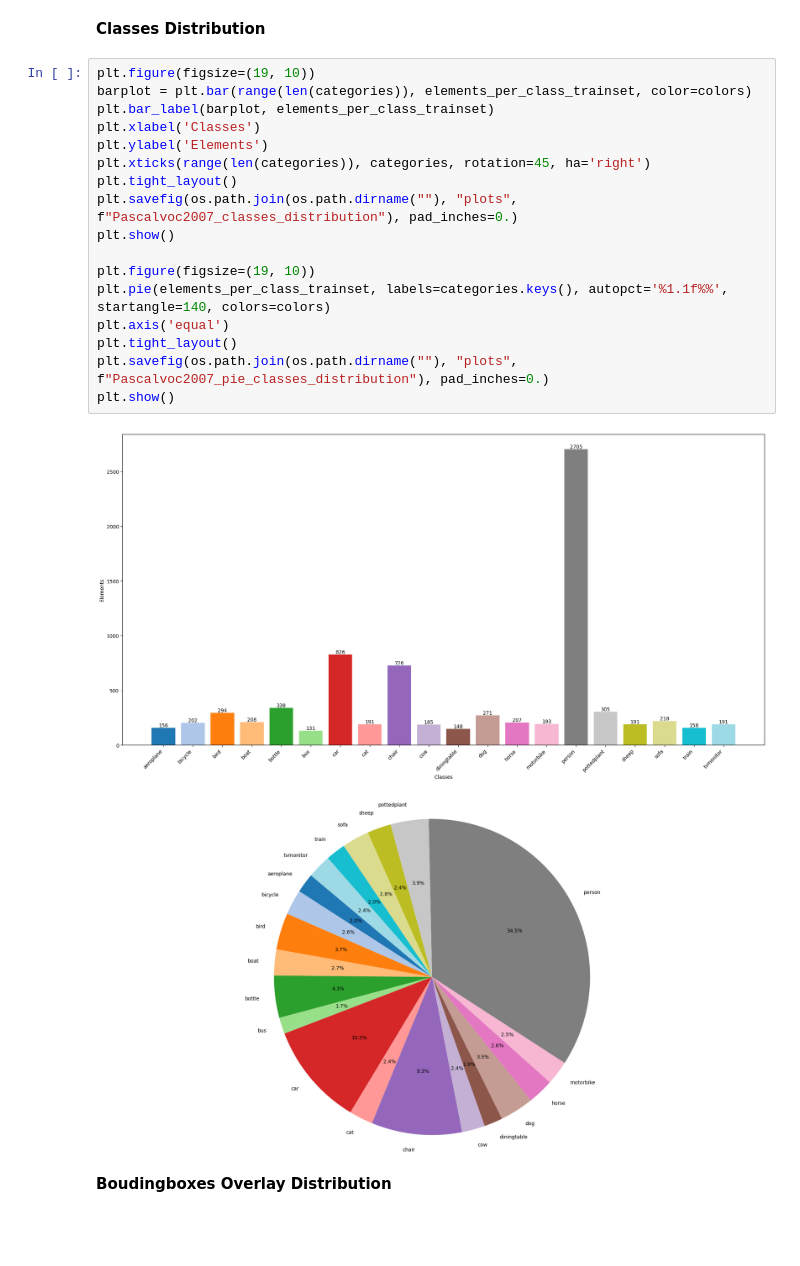
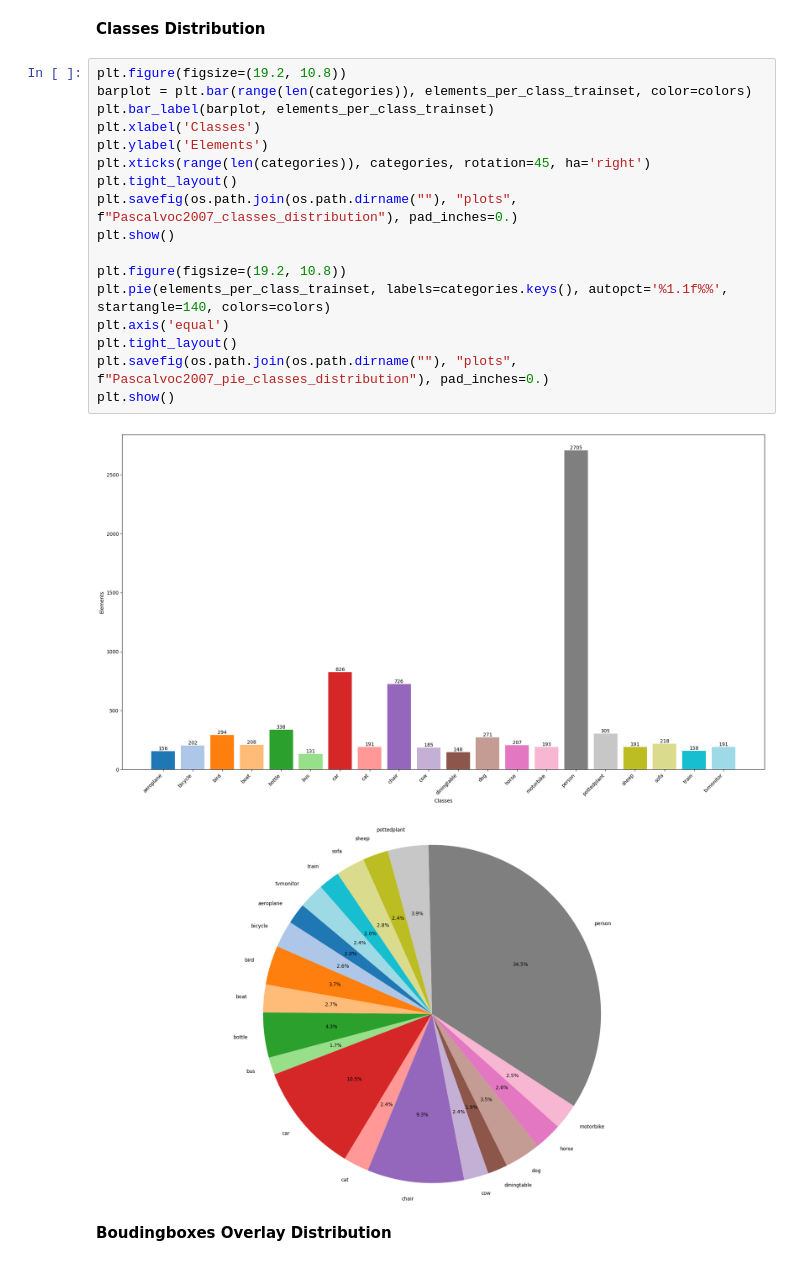
Before and after one commit to jurojin4/deep-learning-python, a Jupyter notebook: computer_vision/yolo/yolo_v1/dataset_statistics.ipynb, the cells around one changed output. Saved outputs shown, nothing was run; the diff lists cells and outputs as text; blank space fills up the shorter version.

```diff
--- a/computer_vision/yolo/yolo_v1/dataset_statistics.ipynb
+++ b/computer_vision/yolo/yolo_v1/dataset_statistics.ipynb
@@ -53,25 +53,25 @@ for (_, bboxes), (_, labels) in tqdm(zip(validation["bboxes"].items(), validatio
 # %% [markdown]
 **Classes Distribution**
 # %%
-plt.figure(figsize=(19, 10))
+plt.figure(figsize=(19.2, 10.8))
 barplot = plt.bar(range(len(categories)), elements_per_class_trainset, color=colors)
 plt.bar_label(barplot, elements_per_class_trainset)
 plt.xlabel('Classes')
 plt.ylabel('Elements')
 plt.xticks(range(len(categories)), categories, rotation=45, ha='right')
 plt.tight_layout()
 plt.savefig(os.path.join(os.path.dirname(""), "plots", f"Pascalvoc2007_classes_distribution"), pad_inches=0.)
 plt.show()
 
-plt.figure(figsize=(19, 10))
+plt.figure(figsize=(19.2, 10.8))
 plt.pie(elements_per_class_trainset, labels=categories.keys(), autopct='%1.1f%%', startangle=140, colors=colors)
 plt.axis('equal')
 plt.tight_layout()
 plt.savefig(os.path.join(os.path.dirname(""), "plots", f"Pascalvoc2007_pie_classes_distribution"), pad_inches=0.)
 plt.show()
 # %% [output]
-[figure, old version]
+[figure, new version]
-[figure, old version]
+[figure, new version]
 # %% [markdown]
 **Boudingboxes Overlay Distribution**
 # %%
```
Also changed, not shown: parts of 11 cells of this notebook, 11 other files.
